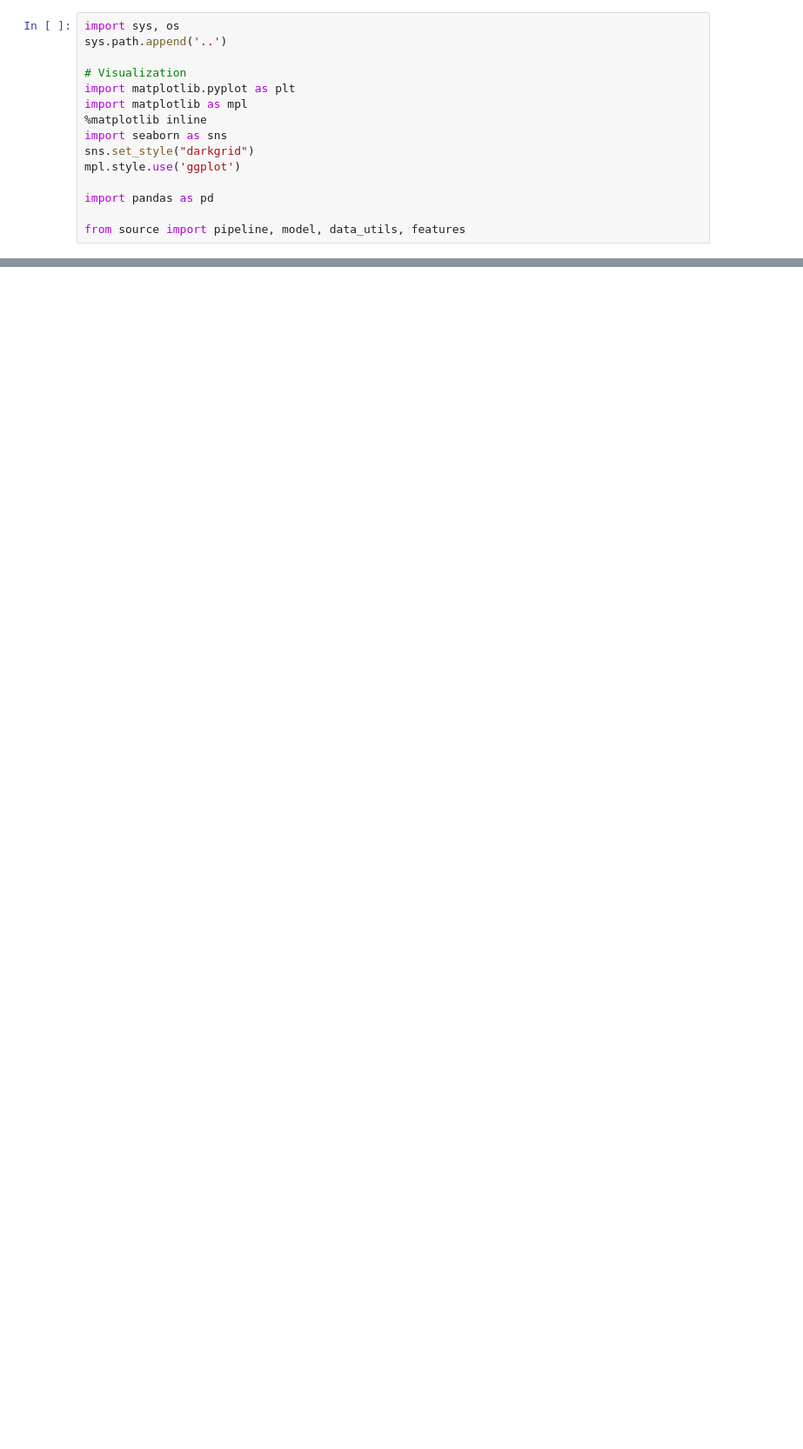
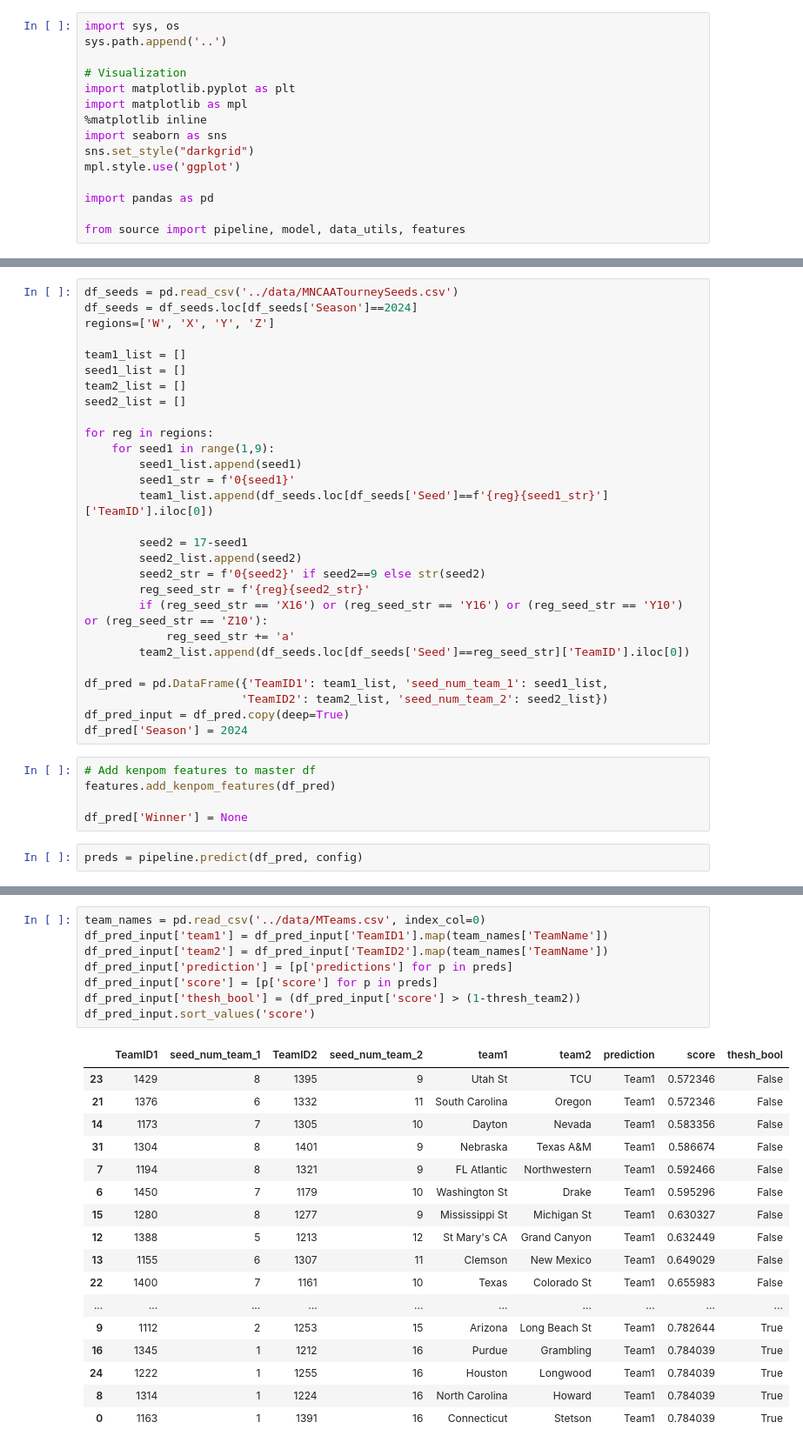
Before and after one commit to jwrichar/ncaa_tourney_predictions, a Jupyter notebook: notebooks/NCAA Tournament Modelling.ipynb, the cells around one changed output, grey strips where cells are left out. Shown: that part at 87% size. Saved outputs shown, nothing was run; the diff lists cells and outputs as text; blank space fills up the shorter version.

```diff
--- a/notebooks/NCAA Tournament Modelling.ipynb
+++ b/notebooks/NCAA Tournament Modelling.ipynb
@@ -195,0 +202,35 @@ df_test
+# %%
+df_seeds = pd.read_csv('../data/MNCAATourneySeeds.csv')
+df_seeds = df_seeds.loc[df_seeds['Season']==2024]
+regions=['W', 'X', 'Y', 'Z']
+
+team1_list = []
+seed1_list = []
+team2_list = []
+seed2_list = []
+
+for reg in regions:
+    for seed1 in range(1,9):
+        seed1_list.append(seed1)
+        seed1_str = f'0{seed1}'
+        team1_list.append(df_seeds.loc[df_seeds['Seed']==f'{reg}{seed1_str}']['TeamID'].iloc[0])
+
+        seed2 = 17-seed1
+        seed2_list.append(seed2)
+        seed2_str = f'0{seed2}' if seed2==9 else str(seed2)
+        reg_seed_str = f'{reg}{seed2_str}'
+        if (reg_seed_str == 'X16') or (reg_seed_str == 'Y16') or (reg_seed_str == 'Y10') or (reg_seed_str == 'Z10'):
+            reg_seed_str += 'a'
+        team2_list.append(df_seeds.loc[df_seeds['Seed']==reg_seed_str]['TeamID'].iloc[0])
+
+df_pred = pd.DataFrame({'TeamID1': team1_list, 'seed_num_team_1': seed1_list,
+                       'TeamID2': team2_list, 'seed_num_team_2': seed2_list})
+df_pred_input = df_pred.copy(deep=True)
+df_pred['Season'] = 2024
+# %%
+# Add kenpom features to master df
+features.add_kenpom_features(df_pred)
+
+df_pred['Winner'] = None
+# %%
+preds = pipeline.predict(df_pred, config)
@@ -195,0 +262,26 @@ df_test
+# %%
+team_names = pd.read_csv('../data/MTeams.csv', index_col=0)
+df_pred_input['team1'] = df_pred_input['TeamID1'].map(team_names['TeamName'])
+df_pred_input['team2'] = df_pred_input['TeamID2'].map(team_names['TeamName'])
+df_pred_input['prediction'] = [p['predictions'] for p in preds]
+df_pred_input['score'] = [p['score'] for p in preds]
+df_pred_input['thesh_bool'] = (df_pred_input['score'] > (1-thresh_team2))
+df_pred_input.sort_values('score')
+# %% [output]
+|  | TeamID1 | seed_num_team_1 | TeamID2 | seed_num_team_2 | team1 | team2 | prediction | score | thesh_bool |
+| 23 | 1429 | 8 | 1395 | 9 | Utah St | TCU | Team1 | 0.572346 | False |
+| 21 | 1376 | 6 | 1332 | 11 | South Carolina | Oregon | Team1 | 0.572346 | False |
+| 14 | 1173 | 7 | 1305 | 10 | Dayton | Nevada | Team1 | 0.583356 | False |
+| 31 | 1304 | 8 | 1401 | 9 | Nebraska | Texas A&M | Team1 | 0.586674 | False |
+| 7 | 1194 | 8 | 1321 | 9 | FL Atlantic | Northwestern | Team1 | 0.592466 | False |
+| 6 | 1450 | 7 | 1179 | 10 | Washington St | Drake | Team1 | 0.595296 | False |
+| 15 | 1280 | 8 | 1277 | 9 | Mississippi St | Michigan St | Team1 | 0.630327 | False |
+| 12 | 1388 | 5 | 1213 | 12 | St Mary's CA | Grand Canyon | Team1 | 0.632449 | False |
+| 13 | 1155 | 6 | 1307 | 11 | Clemson | New Mexico | Team1 | 0.649029 | False |
+| 22 | 1400 | 7 | 1161 | 10 | Texas | Colorado St | Team1 | 0.655983 | False |
+| ... | ... | ... | ... | ... | ... | ... | ... | ... | ... |
+| 9 | 1112 | 2 | 1253 | 15 | Arizona | Long Beach St | Team1 | 0.782644 | True |
+| 16 | 1345 | 1 | 1212 | 16 | Purdue | Grambling | Team1 | 0.784039 | True |
+| 24 | 1222 | 1 | 1255 | 16 | Houston | Longwood | Team1 | 0.784039 | True |
+| 8 | 1314 | 1 | 1224 | 16 | North Carolina | Howard | Team1 | 0.784039 | True |
+| 0 | 1163 | 1 | 1391 | 16 | Connecticut | Stetson | Team1 | 0.784039 | True |
```
Also changed, not shown: parts of 13 cells of this notebook.
